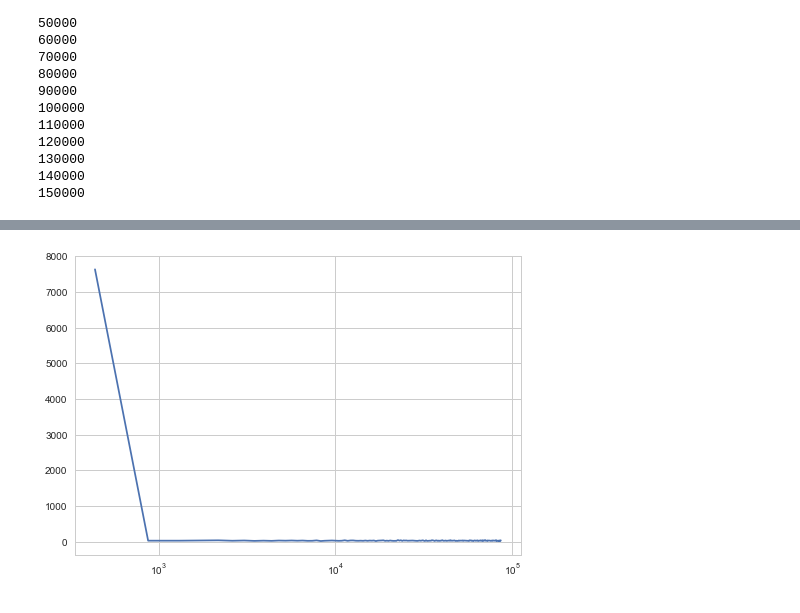
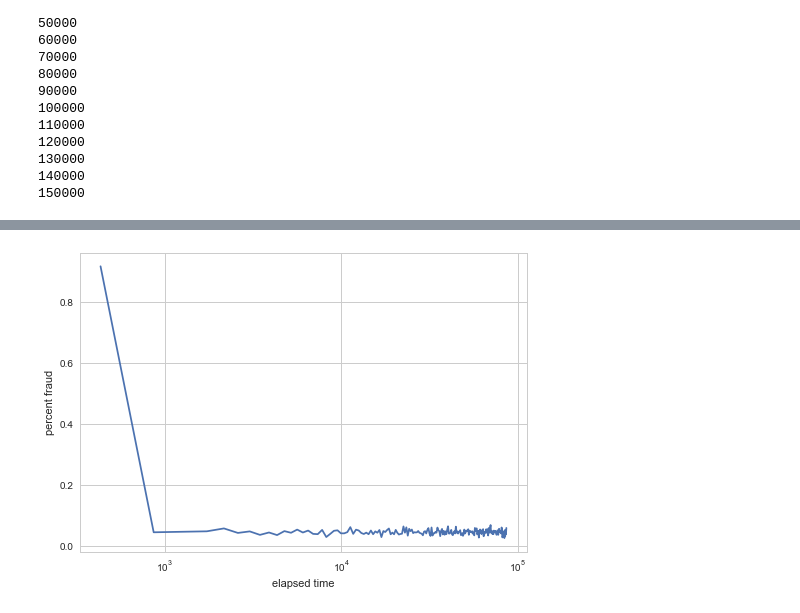
Before and after one commit to chaseWilliams/fraud_identification, a Jupyter notebook: fraud.ipynb, the cells around one changed output, grey strips where cells are left out. Saved outputs shown, nothing was run; the diff lists cells and outputs as text; code cells hidden in the pictures.

Commit message:
visualizing patterns, new feautres

```diff
--- a/fraud.ipynb
+++ b/fraud.ipynb
@@ -15,6 +15,7 @@ import lib.plots as plots
 # %%
 fraud_df = pd.read_csv('./data/Fraud_Data.csv')
 ip_df = pd.read_csv('./data/IpAddress_to_Country.csv')
+fraud_df = fraud_df.dropna()
 # %%
 fraud_df.info()
 # %% [output]
@@ -119,0 +126,7 @@ fraud_df.head(1)
+# %%
+uniques, indices, counts = np.unique(fraud_df['device_id'], return_inverse=True, return_counts=True)
+device_uses = [None] * fraud_df.shape[0]
+for i, index in enumerate(indices):
+    device_uses[i] = counts[index]
+fraud_df.insert(6, 'device_uses', pd.Series(device_uses))
+fraud_df.head(1)
@@ -120,10 +153,12 @@ fraud_df.head(1)
 # %%
 bins, step = np.linspace(0, max(fraud_df['elapsed_time']), 200, retstep=True)
 bins = bins[1:]
-values = [sum(fraud_df[(fraud_df['elapsed_time'] >= edge - step) &
-                      (fraud_df['elapsed_time'] < edge)]['class']) for edge in bins]
+values = [fraud_df[(fraud_df['elapsed_time'] >= edge - step) &
+                      (fraud_df['elapsed_time'] < edge)]['class'].mean() for edge in bins]
 plt.plot(bins, values)
 plt.xscale('log')
+plt.xlabel('elapsed time')
+plt.ylabel('percent fraud')
 plt.show()
 # %% [output]
-[figure, old version]
+[figure, new version]
```
Also changed, not shown: parts of 8 cells of this notebook.
